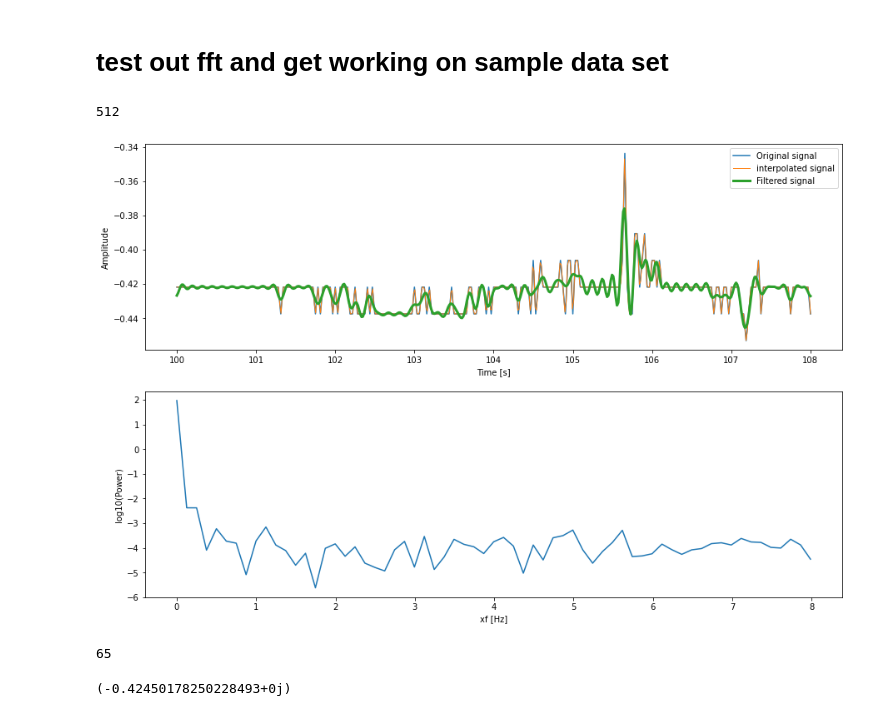
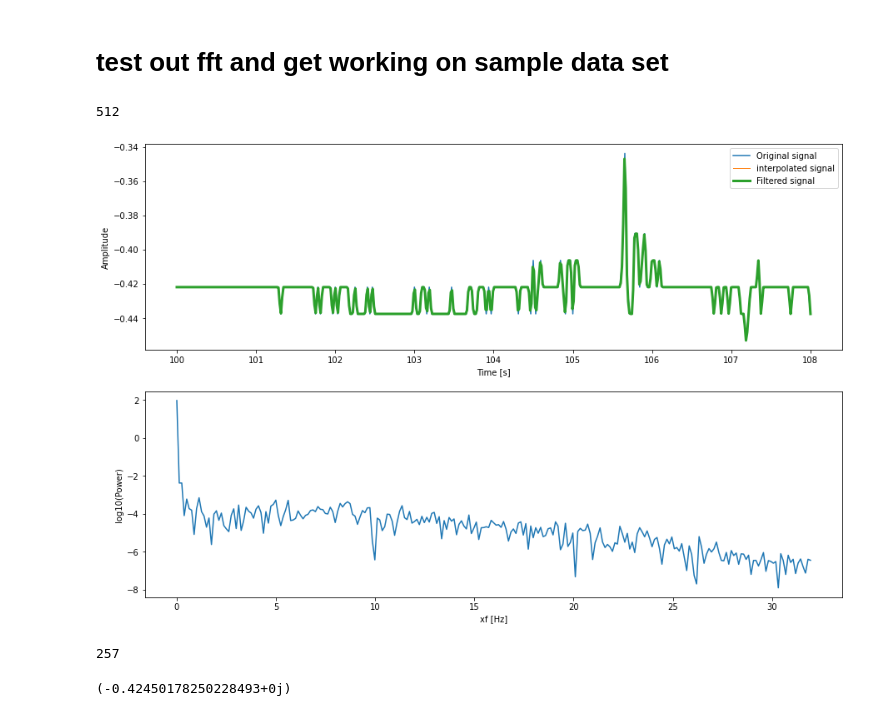
Before and after one commit to VanD3rWaals/portfolio_projects, a Jupyter notebook: ppg_model/ppg_model_data_prep.ipynb, the cells around one changed output. Cells and saved outputs as stored; diff of their text form; code cells hidden in the pictures.

```diff
--- a/ppg_model/ppg_model_data_prep.ipynb
+++ b/ppg_model/ppg_model_data_prep.ipynb
@@ -268,6 +298,7 @@ def timeSeries_interpolater(t,S,N):
     return (ti, Si)
 # %%
 def dfft_brickwall_filtering(t, signal, lowF_brickwall=None, highF_brickwall=None):
+    '''performs fft decomosition on the input signal and applies a low or high pass brick wall filter if specified.'''
 
     #get length of signal
     N = len(signal)
@@ -321,6 +352,9 @@ def dfft_brickwall_filtering(t, signal, lowF_brickwall=None, highF_brickwall=Non
         return xf, yf
 # %%
 def signal2spect(user_dataframe, sig_key, endT, tspan=8, N=512, hf_brickwall=8):
+    '''extracts a signal denoted by sig_key from the input data frame user_dataframe
+
+    Returns the fft decomposition of that signal as well as the inverse fft with the specified filtering applied'''
     end_time = endT #[seconds]
     time_span = tspan #[seconds]
     start_time = end_time - time_span #[seconds]
@@ -343,39 +377,39 @@ time_span = 8#[seconds]
 
 
 end_time = start_time + time_span #[seconds]
 d1 = S1_df.loc[start_time:end_time,:]
 d2 = d1[~d1[Skey].isnull()][Skey]
 t0 = d2.index.values
 S = d2.values
 
-(xf, yf, ti, Si) = signal2spect(user_dataframe=S1_df, sig_key=Skey, endT=end_time, N=512)
+(xf, yf, ti, Si) = signal2spect(user_dataframe=S1_df, sig_key=Skey, endT=end_time, N=512, hf_brickwall=None)
 print(len(ti))
 
 Sf = irfft(yf, len(ti))
 
 plt.figure(figsize=(15,10))
 
 plt.subplot(2,1,1)
 plt.plot(t0, S, label='Original signal')
 plt.plot(ti, Si, linewidth=1, label='interpolated signal')
 plt.plot(ti, Sf, linewidth=3, label='Filtered signal')
 plt.xlabel('Time [s]')
 plt.ylabel('Amplitude')
 plt.legend(loc='best')
 
 plt.subplot(2,1,2)
 plt.plot(xf[yf!=0],np.log10(np.real(yf[yf!=0]*np.conj(yf[yf!=0]))/len(ti)));
 plt.xlabel('xf [Hz]')
 plt.ylabel('log10(Power)')
 
 plt.show()
 # %% [output]
 512
-[figure, old version]
+[figure, new version]
 # %%
 len(yf[yf!=0])
 # %% [output]
-65
+257
 # %%
 yf[0]/len(ti)
 # %% [output]
```
Also changed, not shown: parts of 10 cells of this notebook, 3 other files.
